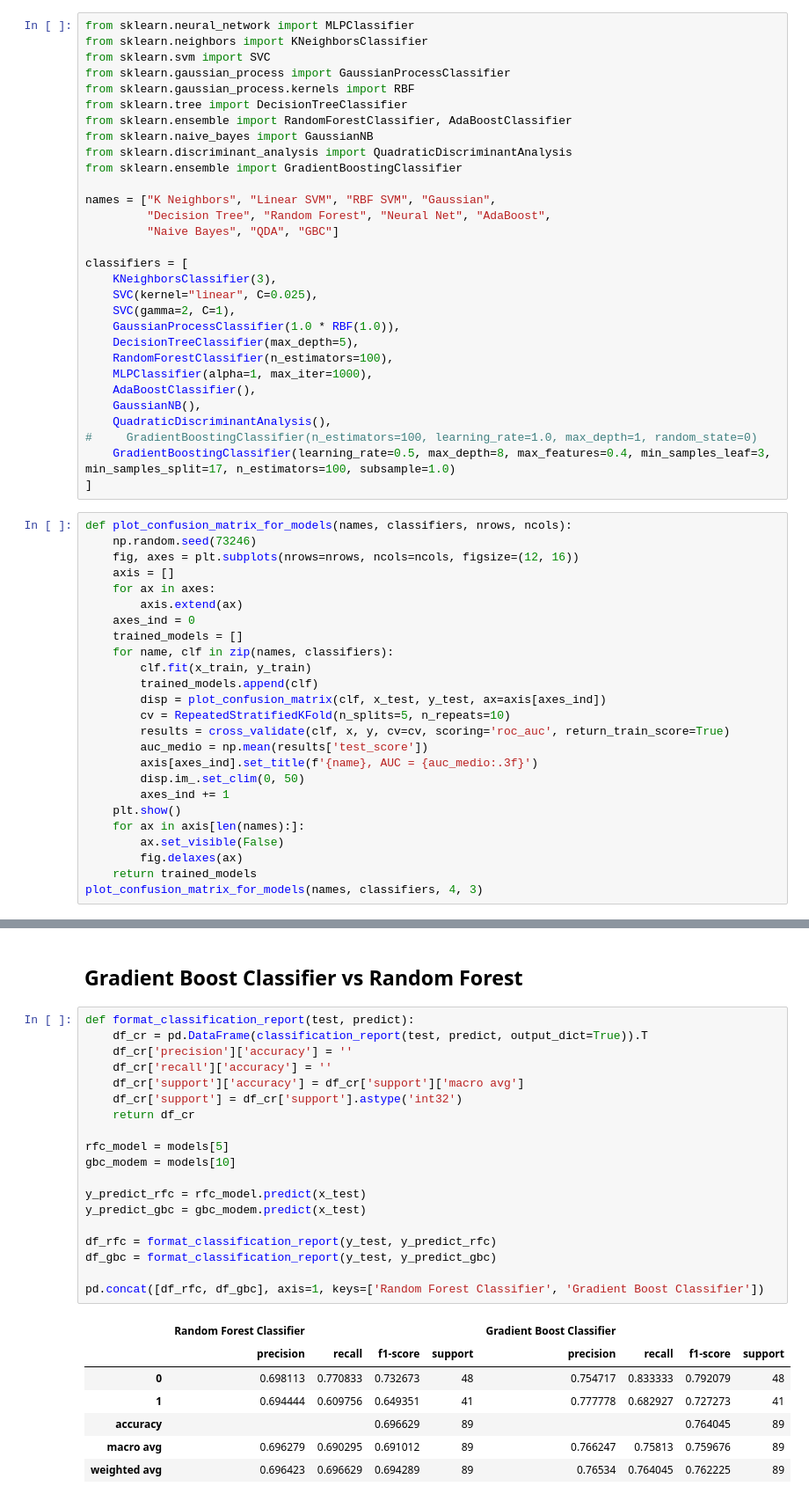
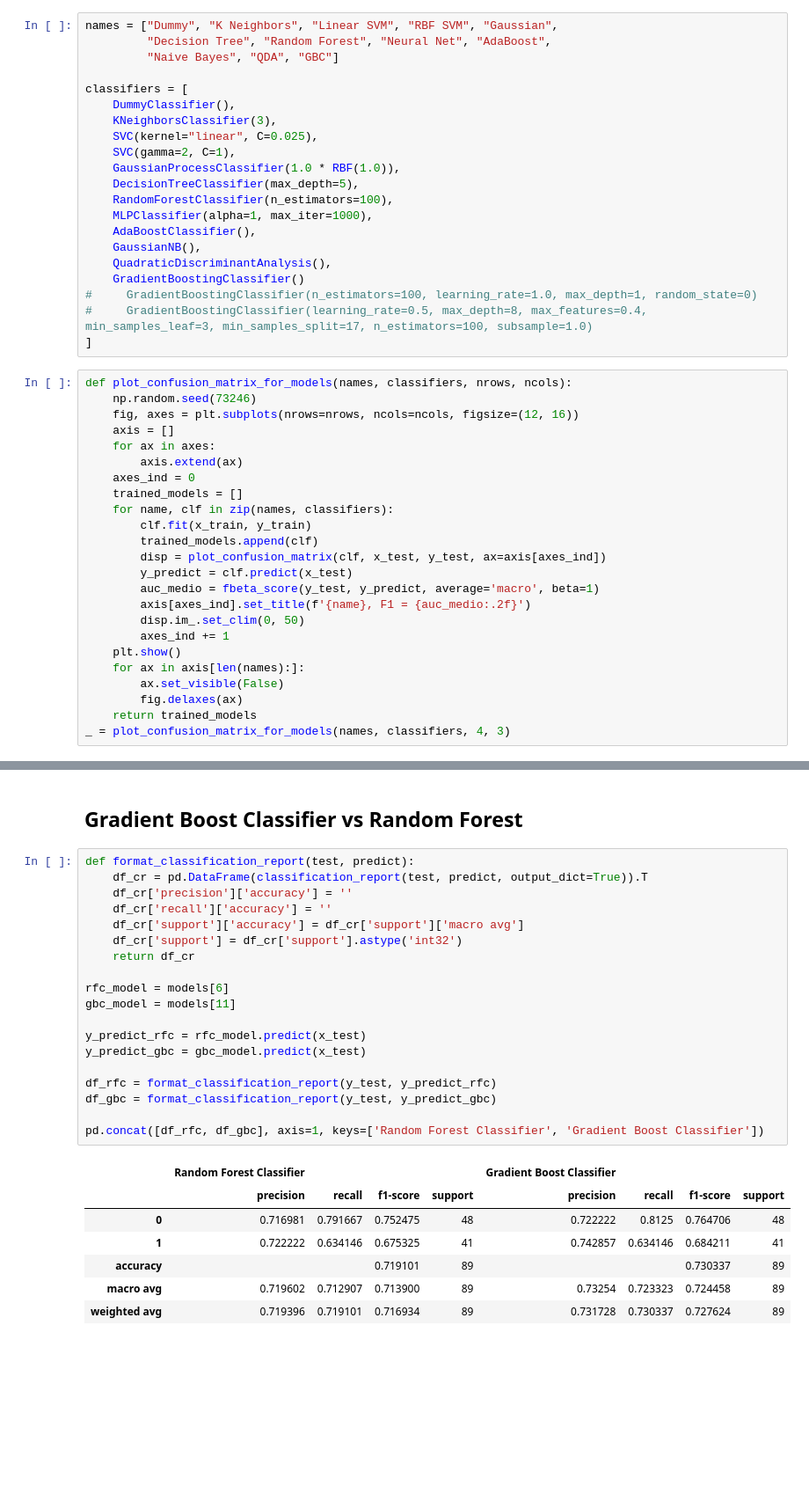
Before and after one commit to willianrocha/COVID-19_clinical_data_assess_diagnosis, a Jupyter notebook: notebooks/ML.ipynb, the cells around one changed output, grey strips where cells are left out. Shown at 88% size. Drawn from its saved outputs; the diff is of its cells as text; blank space fills up the shorter version.

```diff
--- a/notebooks/ML.ipynb
+++ b/notebooks/ML.ipynb
@@ -247,22 +241,12 @@ With DummyClassifier, we have an accuracy of 54%. It is to notice that the Dummy
 # %% [markdown]
 ## Running Classifiers
 # %%
-from sklearn.neural_network import MLPClassifier
-from sklearn.neighbors import KNeighborsClassifier
-from sklearn.svm import SVC
-from sklearn.gaussian_process import GaussianProcessClassifier
-from sklearn.gaussian_process.kernels import RBF
-from sklearn.tree import DecisionTreeClassifier
-from sklearn.ensemble import RandomForestClassifier, AdaBoostClassifier
-from sklearn.naive_bayes import GaussianNB
-from sklearn.discriminant_analysis import QuadraticDiscriminantAnalysis
-from sklearn.ensemble import GradientBoostingClassifier
-
-names = ["K Neighbors", "Linear SVM", "RBF SVM", "Gaussian",
+names = ["Dummy", "K Neighbors", "Linear SVM", "RBF SVM", "Gaussian",
          "Decision Tree", "Random Forest", "Neural Net", "AdaBoost",
          "Naive Bayes", "QDA", "GBC"]
 
 classifiers = [
+    DummyClassifier(),
     KNeighborsClassifier(3),
     SVC(kernel="linear", C=0.025),
     SVC(gamma=2, C=1),
@@ -273,8 +257,9 @@ classifiers = [
     AdaBoostClassifier(),
     GaussianNB(),
     QuadraticDiscriminantAnalysis(),
+    GradientBoostingClassifier()
 #     GradientBoostingClassifier(n_estimators=100, learning_rate=1.0, max_depth=1, random_state=0)
-    GradientBoostingClassifier(learning_rate=0.5, max_depth=8, max_features=0.4, min_samples_leaf=3, min_samples_split=17, n_estimators=100, subsample=1.0)
+#     GradientBoostingClassifier(learning_rate=0.5, max_depth=8, max_features=0.4, min_samples_leaf=3, min_samples_split=17, n_estimators=100, subsample=1.0)
 ]
 # %%
 def plot_confusion_matrix_for_models(names, classifiers, nrows, ncols):
@@ -289,10 +274,9 @@ def plot_confusion_matrix_for_models(names, classifiers, nrows, ncols):
         clf.fit(x_train, y_train)
         trained_models.append(clf)
         disp = plot_confusion_matrix(clf, x_test, y_test, ax=axis[axes_ind])
-        cv = RepeatedStratifiedKFold(n_splits=5, n_repeats=10)
-        results = cross_validate(clf, x, y, cv=cv, scoring='roc_auc', return_train_score=True)
-        auc_medio = np.mean(results['test_score'])
-        axis[axes_ind].set_title(f'{name}, AUC = {auc_medio:.3f}')
+        y_predict = clf.predict(x_test)
+        auc_medio = fbeta_score(y_test, y_predict, average='macro', beta=1)
+        axis[axes_ind].set_title(f'{name}, F1 = {auc_medio:.2f}')
         disp.im_.set_clim(0, 50)
         axes_ind += 1
     plt.show()
@@ -300,4 +284,4 @@ def plot_confusion_matrix_for_models(names, classifiers, nrows, ncols):
         ax.set_visible(False)
         fig.delaxes(ax)
     return trained_models
-plot_confusion_matrix_for_models(names, classifiers, 4, 3)
+_ = plot_confusion_matrix_for_models(names, classifiers, 4, 3)
@@ -340,27 +462,27 @@ The Gradient Boost Classifier's matrix confusion has greatly improved. The False
 # %%
 def format_classification_report(test, predict):
     df_cr = pd.DataFrame(classification_report(test, predict, output_dict=True)).T
     df_cr['precision']['accuracy'] = ''
     df_cr['recall']['accuracy'] = ''
     df_cr['support']['accuracy'] = df_cr['support']['macro avg']
     df_cr['support'] = df_cr['support'].astype('int32')
     return df_cr
 
-rfc_model = models[5]
-gbc_modem = models[10]
+rfc_model = models[6]
+gbc_model = models[11]
 
 y_predict_rfc = rfc_model.predict(x_test)
-y_predict_gbc = gbc_modem.predict(x_test)
+y_predict_gbc = gbc_model.predict(x_test)
 
 df_rfc = format_classification_report(y_test, y_predict_rfc)
 df_gbc = format_classification_report(y_test, y_predict_gbc)
 
 pd.concat([df_rfc, df_gbc], axis=1, keys=['Random Forest Classifier', 'Gradient Boost Classifier'])
 # %% [output]
 |  | Random Forest Classifier |  |  |  | Gradient Boost Classifier |  |  |  |
 |  | precision | recall | f1-score | support | precision | recall | f1-score | support |
-| 0 | 0.698113 | 0.770833 | 0.732673 | 48 | 0.754717 | 0.833333 | 0.792079 | 48 |
-| 1 | 0.694444 | 0.609756 | 0.649351 | 41 | 0.777778 | 0.682927 | 0.727273 | 41 |
-| accuracy |  |  | 0.696629 | 89 |  |  | 0.764045 | 89 |
-| macro avg | 0.696279 | 0.690295 | 0.691012 | 89 | 0.766247 | 0.75813 | 0.759676 | 89 |
-| weighted avg | 0.696423 | 0.696629 | 0.694289 | 89 | 0.76534 | 0.764045 | 0.762225 | 89 |
+| 0 | 0.716981 | 0.791667 | 0.752475 | 48 | 0.722222 | 0.8125 | 0.764706 | 48 |
+| 1 | 0.722222 | 0.634146 | 0.675325 | 41 | 0.742857 | 0.634146 | 0.684211 | 41 |
+| accuracy |  |  | 0.719101 | 89 |  |  | 0.730337 | 89 |
+| macro avg | 0.719602 | 0.712907 | 0.713900 | 89 | 0.73254 | 0.723323 | 0.724458 | 89 |
+| weighted avg | 0.719396 | 0.719101 | 0.716934 | 89 | 0.731728 | 0.730337 | 0.727624 | 89 |
```
Also changed, not shown: parts of 60 cells of this notebook, 1 other file.
